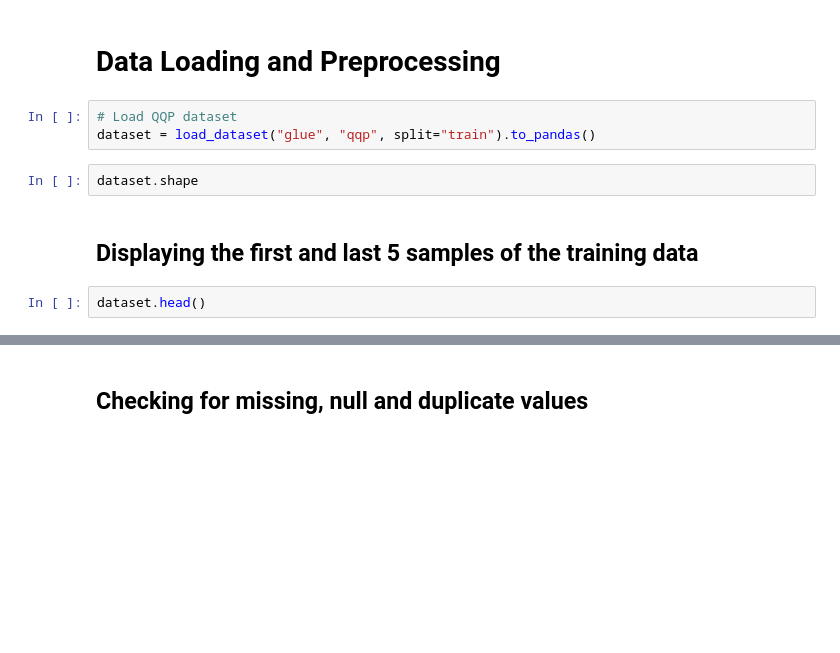
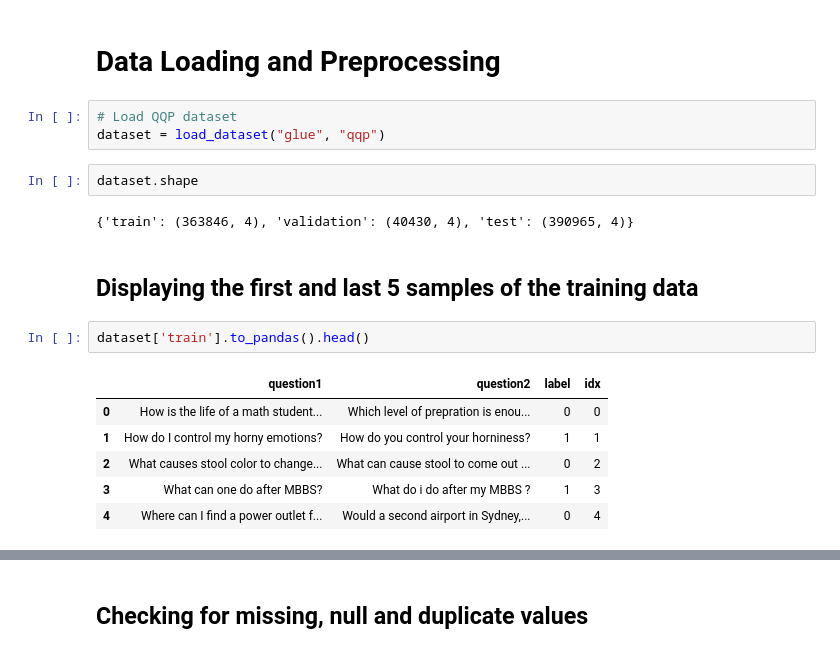
Before and after one commit to KaiTheWizard/ParaPhraseDetectProject, a Jupyter notebook: Copy_of_Welcome_to_Colab.ipynb, the cells around one changed output, grey strips where cells are left out. Drawn from its saved outputs; the diff is of its cells as text; blank space fills up the shorter version.

```diff
--- a/Copy_of_Welcome_to_Colab.ipynb
+++ b/Copy_of_Welcome_to_Colab.ipynb
@@ -19,11 +37,20 @@ import pickle
 # Data Loading and Preprocessing
 # %%
 # Load QQP dataset
-dataset = load_dataset("glue", "qqp", split="train").to_pandas()
+dataset = load_dataset("glue", "qqp")
 # %%
 dataset.shape
+# %% [output]
+{'train': (363846, 4), 'validation': (40430, 4), 'test': (390965, 4)}
 # %% [markdown]
 ## Displaying the first and last 5 samples of the training data
 # %%
-dataset.head()
+dataset['train'].to_pandas().head()
+# %% [output]
+|  | question1 | question2 | label | idx |
+| 0 | How is the life of a math student... | Which level of prepration is enou... | 0 | 0 |
+| 1 | How do I control my horny emotions? | How do you control your horniness? | 1 | 1 |
+| 2 | What causes stool color to change... | What can cause stool to come out ... | 0 | 2 |
+| 3 | What can one do after MBBS? | What do i do after my MBBS ? | 1 | 3 |
+| 4 | Where can I find a power outlet f... | Would a second airport in Sydney,... | 0 | 4 |
 # %%
```
Also changed, not shown: parts of 18 cells of this notebook, 25 other files.
